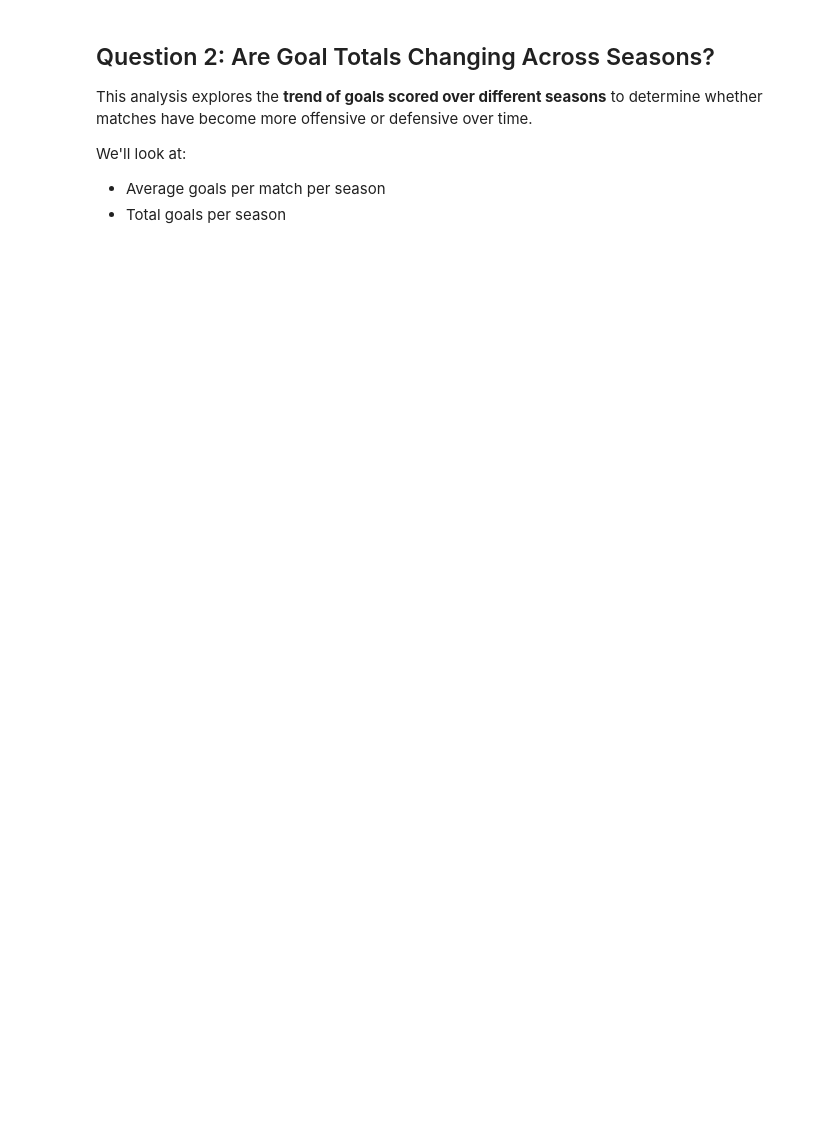
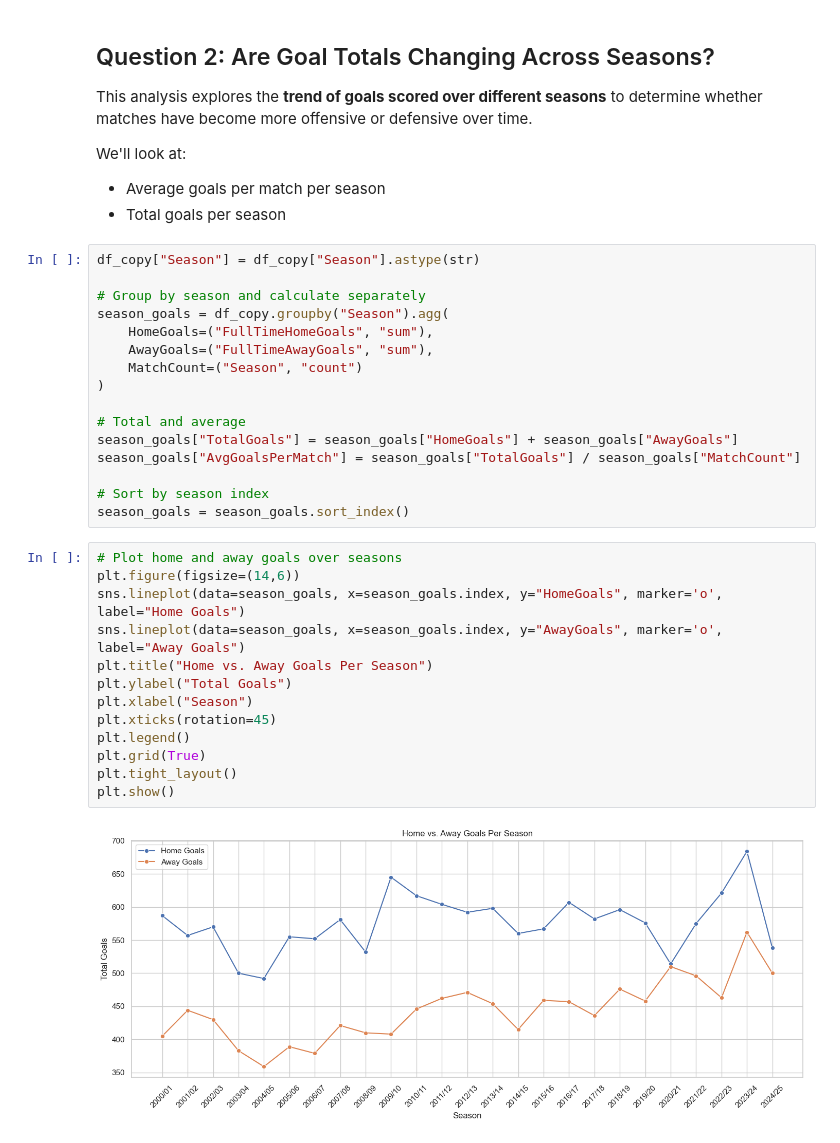
Before and after one commit to marcohuiii/Preprocessing-Project-EPL, a Jupyter notebook: eda/EPL_eda.ipynb, the cells around one changed output. Saved outputs shown, nothing was run; the diff lists cells and outputs as text; blank space fills up the shorter version.

```diff
--- a/eda/EPL_eda.ipynb
+++ b/eda/EPL_eda.ipynb
@@ -154,3 +153,34 @@ This analysis explores the **trend of goals scored over different seasons** to d
 We'll look at:
 - Average goals per match per season
 - Total goals per season
+# %%
+df_copy["Season"] = df_copy["Season"].astype(str)
+
+# Group by season and calculate separately
+season_goals = df_copy.groupby("Season").agg(
+    HomeGoals=("FullTimeHomeGoals", "sum"),
+    AwayGoals=("FullTimeAwayGoals", "sum"),
+    MatchCount=("Season", "count")
+)
+
+# Total and average
+season_goals["TotalGoals"] = season_goals["HomeGoals"] + season_goals["AwayGoals"]
+season_goals["AvgGoalsPerMatch"] = season_goals["TotalGoals"] / season_goals["MatchCount"]
+
+# Sort by season index
+season_goals = season_goals.sort_index()
+# %%
+# Plot home and away goals over seasons
+plt.figure(figsize=(14,6))
+sns.lineplot(data=season_goals, x=season_goals.index, y="HomeGoals", marker='o', label="Home Goals")
+sns.lineplot(data=season_goals, x=season_goals.index, y="AwayGoals", marker='o', label="Away Goals")
+plt.title("Home vs. Away Goals Per Season")
+plt.ylabel("Total Goals")
+plt.xlabel("Season")
+plt.xticks(rotation=45)
+plt.legend()
+plt.grid(True)
+plt.tight_layout()
+plt.show()
+# %% [output]
+[figure, added]
```
Also changed, not shown: parts of 15 cells of this notebook.
